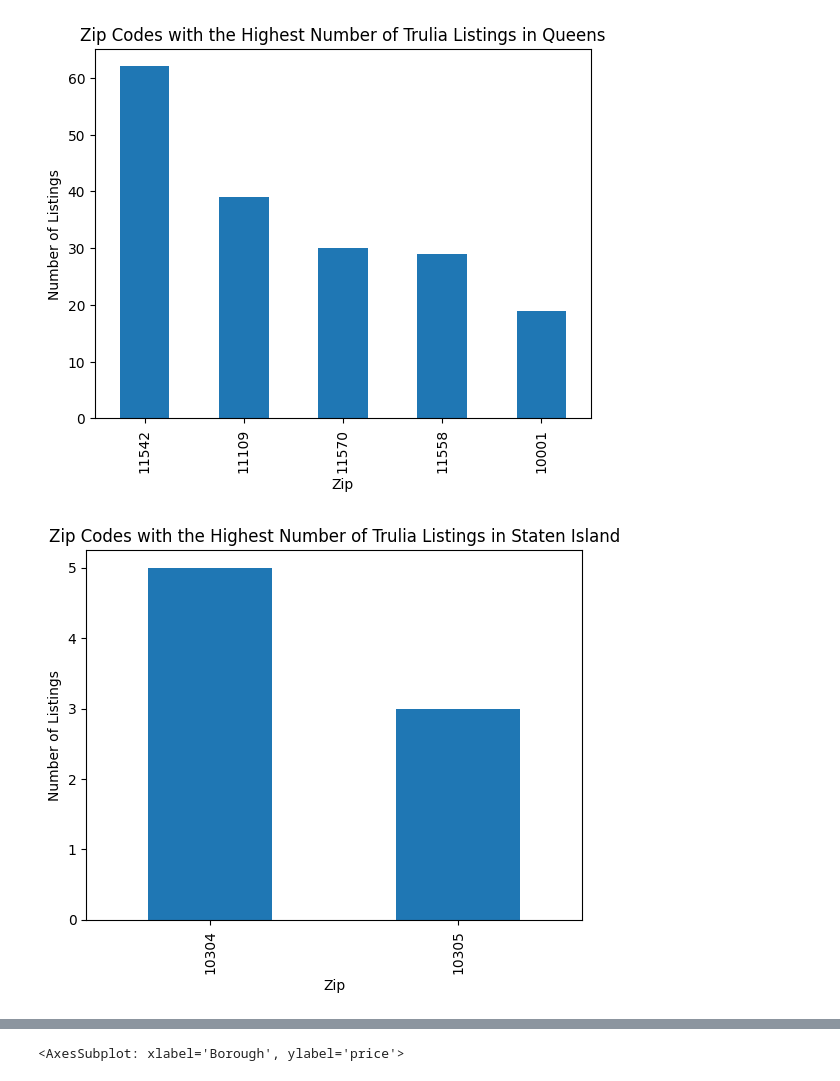
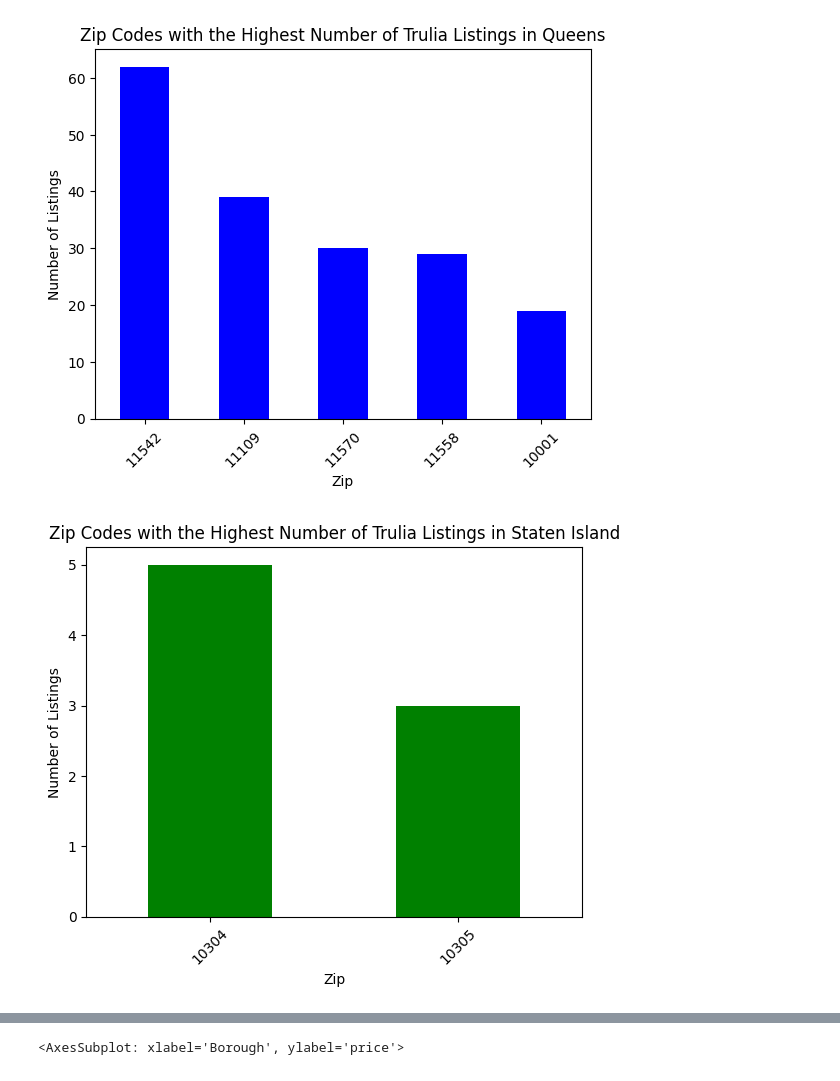
Before and after one commit to hpuma/Airbnb_Rental_Project, a Jupyter notebook: vis/trulia_naledi.ipynb, the cells around one changed output, grey strips where cells are left out. Saved outputs shown, nothing was run; the diff lists cells and outputs as text; code cells hidden in the pictures.

```diff
--- a/vis/trulia_naledi.ipynb
+++ b/vis/trulia_naledi.ipynb
@@ -6,7 +6,9 @@ import seaborn as sns
 with open('../data/clean/trulia.csv', 'r') as file:
     df = pd.read_csv(file)
 # %%
-# df.dropna().to_csv('../data/clean/trulia.csv', index=False)
+# verify that trulia is clean
+
+df = df.dropna()
 # %%
 df.head(10)
 # %% [output]
@@ -110,14 +119,15 @@ manhattan_plot.figure.savefig("./manhattan_plot_mean_rent_by_zip.png")
 # %%
-queens_plot = queens["Listing Url"].plot(kind = "bar", title = "Zip Codes with the Highest Number of Trulia Listings in Queens", ylabel = "Number of Listings")
+queens_plot = queens["Listing Url"].plot(kind = "bar", rot = 45, colormap ="winter",
+                                         title = "Zip Codes with the Highest Number of Trulia Listings in Queens", ylabel = "Number of Listings")
 
 
-queens_plot.figure.savefig("./queens_plot_mean_rent_by_zip.png")
+queens_plot.figure.savefig("Zip Codes with the Highest Number of Trulia Listings in Queens"+".png", bbox_inches="tight")
 # %% [output]
-[figure, old version]
+[figure, new version]
 # %%
-staten_island_plot = staten_island["Listing Url"].plot(kind = "bar", title = "Zip Codes with the Highest Number of Trulia Listings in Staten Island", ylabel = "Number of Listings")
+staten_island_plot = staten_island["Listing Url"].plot(kind = "bar", colormap="ocean",rot = 45, title = "Zip Codes with the Highest Number of Trulia Listings in Staten Island", ylabel = "Number of Listings")
 
-staten_island_plot.figure.savefig("./staten_island_plot_mean_rent_by_zip.png")
+staten_island_plot.figure.savefig("Zip Codes with the Highest Number of Trulia Listings in Staten Island"+".png", bbox_inches="tight")
 # %% [output]
-[figure, old version]
+[figure, new version]
 # %%
```
Also changed, not shown: parts of 11 cells of this notebook, 29 other files.
